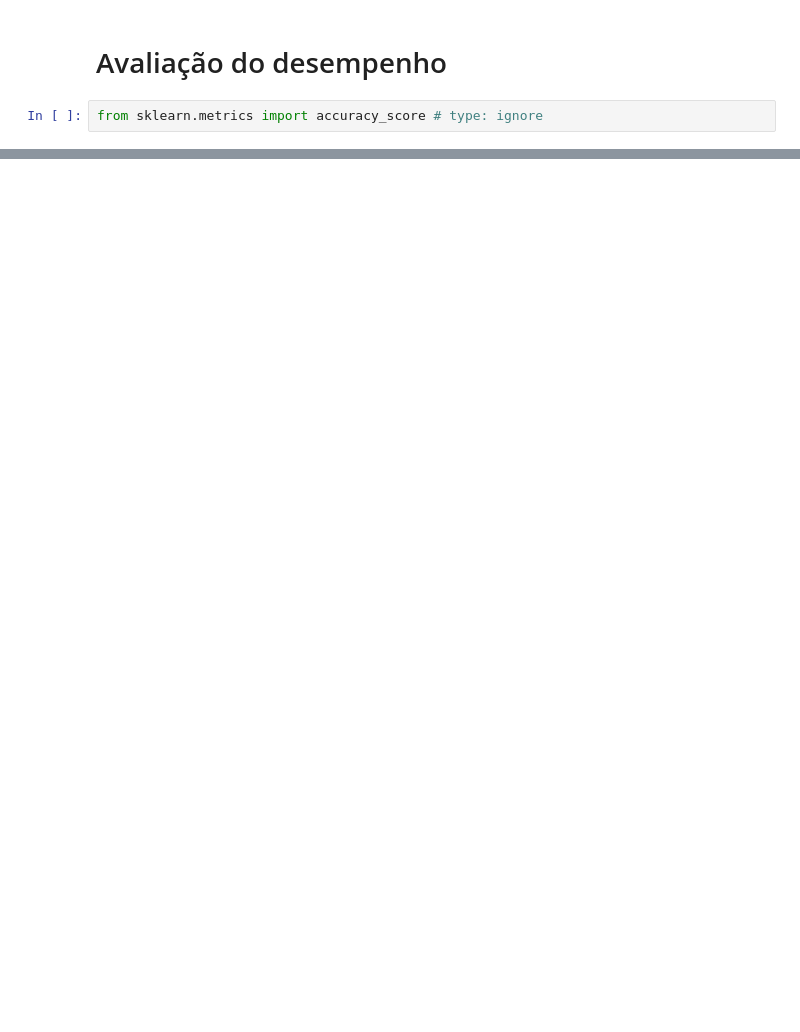
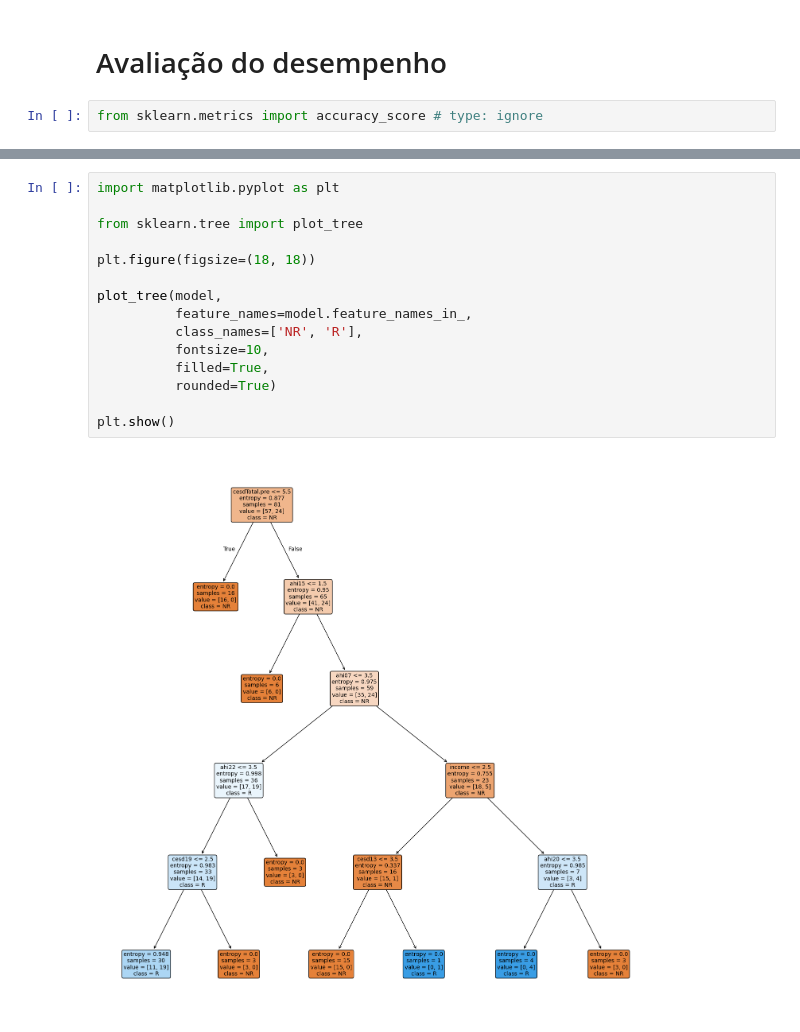
Before and after one commit to guilhermedias/tcc, a Jupyter notebook: codigo/decision-tree.ipynb, the cells around one changed output, grey strips where cells are left out. Saved outputs shown, nothing was run; the diff lists cells and outputs as text; blank space fills up the shorter version.

```diff
--- a/codigo/decision-tree.ipynb
+++ b/codigo/decision-tree.ipynb
@@ -412,0 +431,17 @@ accuracy_score(test_y, predicted_y)
+# %%
+import matplotlib.pyplot as plt
+
+from sklearn.tree import plot_tree
+
+plt.figure(figsize=(18, 18))
+
+plot_tree(model,
+          feature_names=model.feature_names_in_,
+          class_names=['NR', 'R'],
+          fontsize=10,
+          filled=True,
+          rounded=True)
+
+plt.show()
+# %% [output]
+[figure, added]
```
Also changed, not shown: parts of 8 cells of this notebook, 3 other files.
